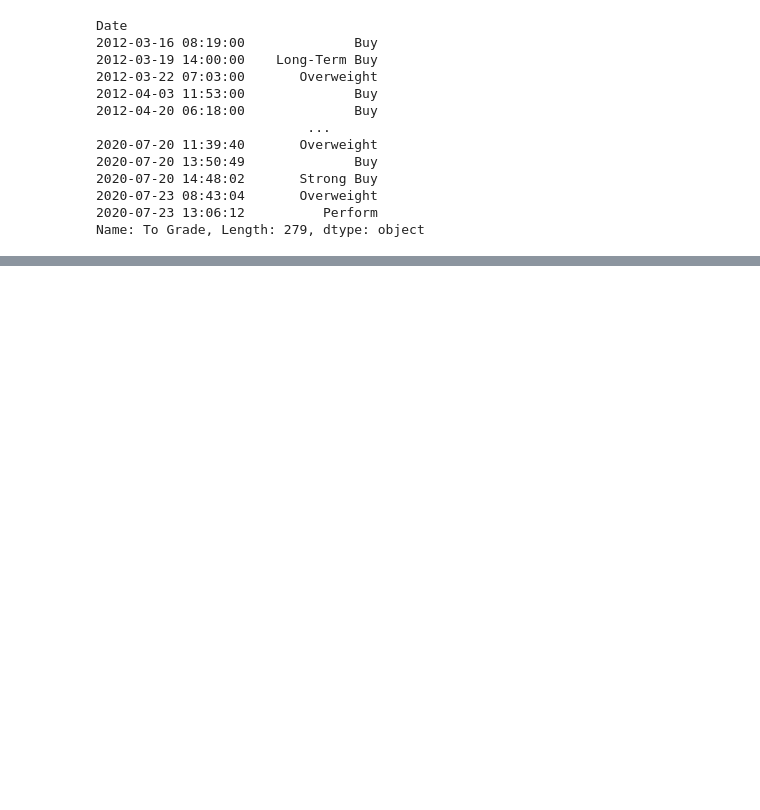
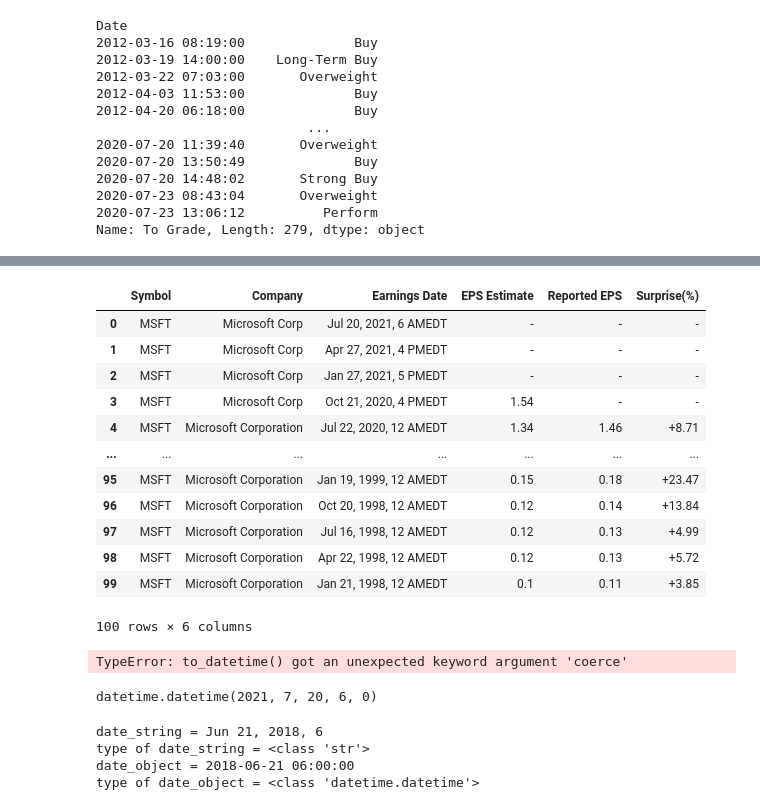
Before and after one commit to rghoward/projects, a Jupyter notebook: money/playing around.ipynb, the cells around one changed output, grey strips where cells are left out. Cells and saved outputs as stored; diff of their text form; code cells hidden in the pictures; blank space fills up the shorter version.

```diff
--- a/money/playing around.ipynb
+++ b/money/playing around.ipynb
@@ -121,0 +121,42 @@ data['MSFT']
+# %%
+dt = pd.read_html('https://finance.yahoo.com/calendar/earnings/?day=2020-06-30&symbol=msft')[0]
+# %%
+dt
+# %% [output]
+|  | Symbol | Company | Earnings Date | EPS Estimate | Reported EPS | Surprise(%) |
+| 0 | MSFT | Microsoft Corp | Jul 20, 2021, 6 AMEDT | - | - | - |
+| 1 | MSFT | Microsoft Corp | Apr 27, 2021, 4 PMEDT | - | - | - |
+| 2 | MSFT | Microsoft Corp | Jan 27, 2021, 5 PMEDT | - | - | - |
+| 3 | MSFT | Microsoft Corp | Oct 21, 2020, 4 PMEDT | 1.54 | - | - |
+| 4 | MSFT | Microsoft Corporation | Jul 22, 2020, 12 AMEDT | 1.34 | 1.46 | +8.71 |
+| ... | ... | ... | ... | ... | ... | ... |
+| 95 | MSFT | Microsoft Corporation | Jan 19, 1999, 12 AMEDT | 0.15 | 0.18 | +23.47 |
+| 96 | MSFT | Microsoft Corporation | Oct 20, 1998, 12 AMEDT | 0.12 | 0.14 | +13.84 |
+| 97 | MSFT | Microsoft Corporation | Jul 16, 1998, 12 AMEDT | 0.12 | 0.13 | +4.99 |
+| 98 | MSFT | Microsoft Corporation | Apr 22, 1998, 12 AMEDT | 0.12 | 0.13 | +5.72 |
+| 99 | MSFT | Microsoft Corporation | Jan 21, 1998, 12 AMEDT | 0.1 | 0.11 | +3.85 |
+100 rows × 6 columns
+# %%
+dt['Earnings Date'] = pd.to_datetime(dt['Earnings Date'], format='%b %d, %Y, %H %p%Z', coerce='ignore')
+# %% [output]
+TypeError: to_datetime() got an unexpected keyword argument 'coerce'
+# %%
+datetime.datetime.strptime('Jul 20, 2021, 6 AMEDT', '%b %d, %Y, %H %p%Z')
+# datetime.datetime.strptime("Jan 21 1998", "%b %d %Y")
+# %% [output]
+datetime.datetime(2021, 7, 20, 6, 0)
+# %%
+date_string = "Jun 21, 2018, 6"
+
+print("date_string =", date_string)
+print("type of date_string =", type(date_string))
+
+date_object = datetime.datetime.strptime(date_string, "%b %d, %Y, %H")
+
+print("date_object =", date_object)
+print("type of date_object =", type(date_object))
+# %% [output]
+date_string = Jun 21, 2018, 6
+type of date_string = <class 'str'>
+date_object = 2018-06-21 06:00:00
+type of date_object = <class 'datetime.datetime'>
```
Also changed, not shown: parts of 15 cells of this notebook, 4 other files.
